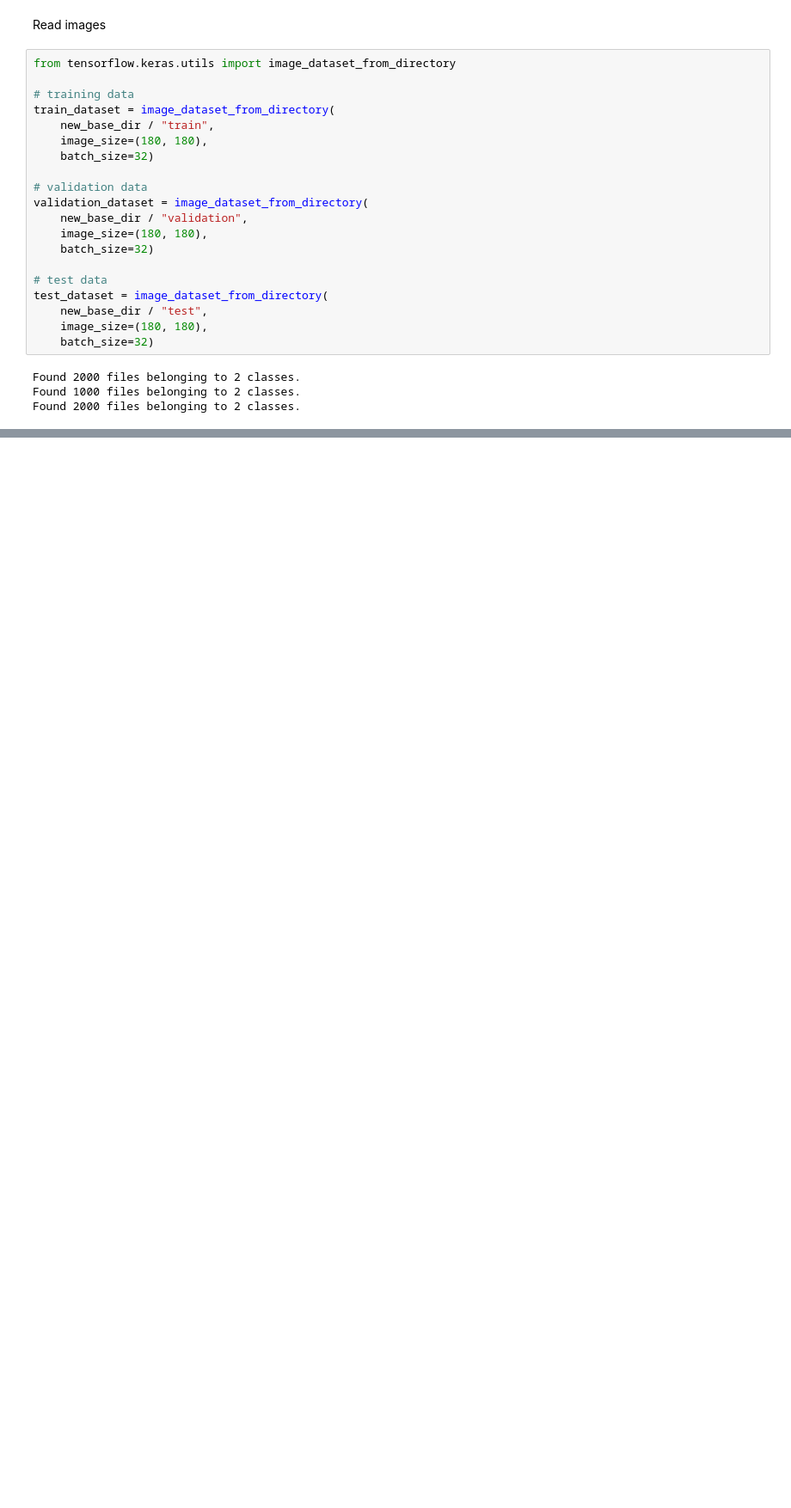
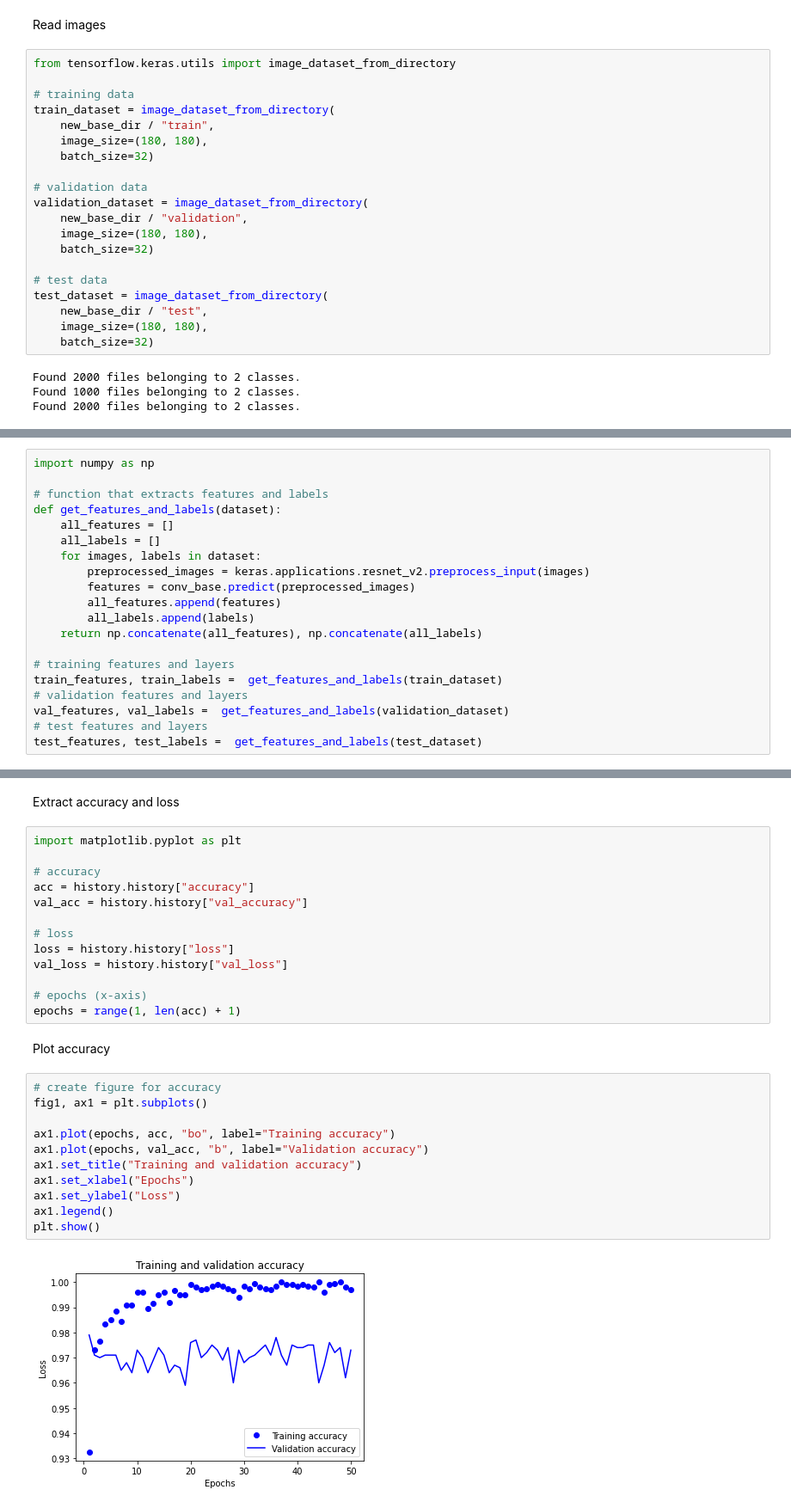
Before and after one commit to diegosol127/CSCE-636-Deep-Learning, a Jupyter notebook: Homework/CSCE_636_HW05_Sol.ipynb, the cells around one changed output, grey strips where cells are left out. Shown at 86% size. Cells and saved outputs as stored; diff of their text form; blank space fills up the shorter version.

```diff
--- a/Homework/CSCE_636_HW05_Sol.ipynb
+++ b/Homework/CSCE_636_HW05_Sol.ipynb
@@ -106,0 +113,20 @@ Downloading data from https://storage.googleapis.com/tensorflow/keras-applicatio
+# %%
+import numpy as np
+
+# function that extracts features and labels
+def get_features_and_labels(dataset):
+    all_features = []
+    all_labels = []
+    for images, labels in dataset:
+        preprocessed_images = keras.applications.resnet_v2.preprocess_input(images)
+        features = conv_base.predict(preprocessed_images)
+        all_features.append(features)
+        all_labels.append(labels)
+    return np.concatenate(all_features), np.concatenate(all_labels)
+
+# training features and layers
+train_features, train_labels =  get_features_and_labels(train_dataset)
+# validation features and layers
+val_features, val_labels =  get_features_and_labels(validation_dataset)
+# test features and layers
+test_features, test_labels =  get_features_and_labels(test_dataset)
@@ -106,0 +169,30 @@ Downloading data from https://storage.googleapis.com/tensorflow/keras-applicatio
+# %% [markdown]
+Extract accuracy and loss
+# %%
+import matplotlib.pyplot as plt
+
+# accuracy
+acc = history.history["accuracy"]
+val_acc = history.history["val_accuracy"]
+
+# loss
+loss = history.history["loss"]
+val_loss = history.history["val_loss"]
+
+# epochs (x-axis)
+epochs = range(1, len(acc) + 1)
+# %% [markdown]
+Plot accuracy
+# %%
+# create figure for accuracy
+fig1, ax1 = plt.subplots()
+
+ax1.plot(epochs, acc, "bo", label="Training accuracy")
+ax1.plot(epochs, val_acc, "b", label="Validation accuracy")
+ax1.set_title("Training and validation accuracy")
+ax1.set_xlabel("Epochs")
+ax1.set_ylabel("Loss")
+ax1.legend()
+plt.show()
+# %% [output]
+[figure, added]
```
Also changed, not shown: parts of 28 cells of this notebook.
